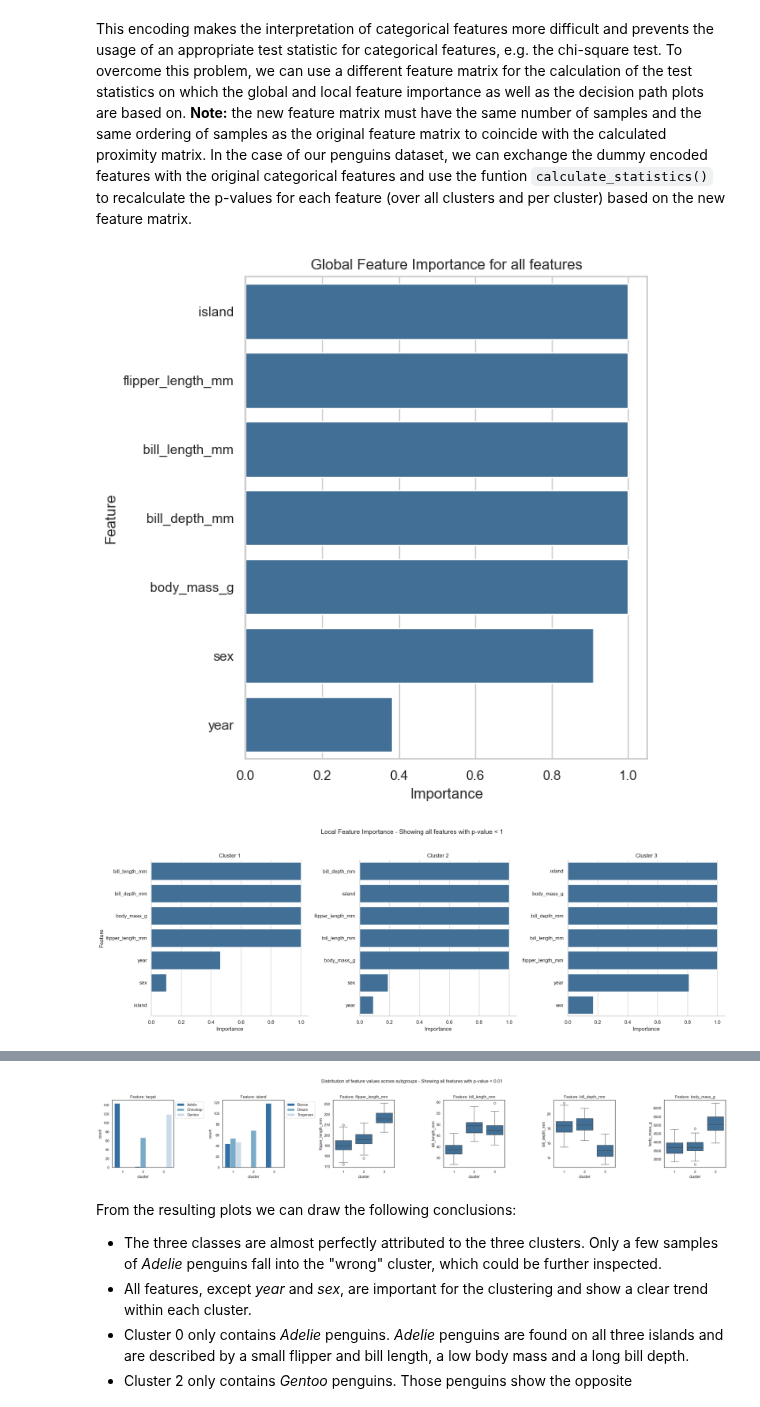
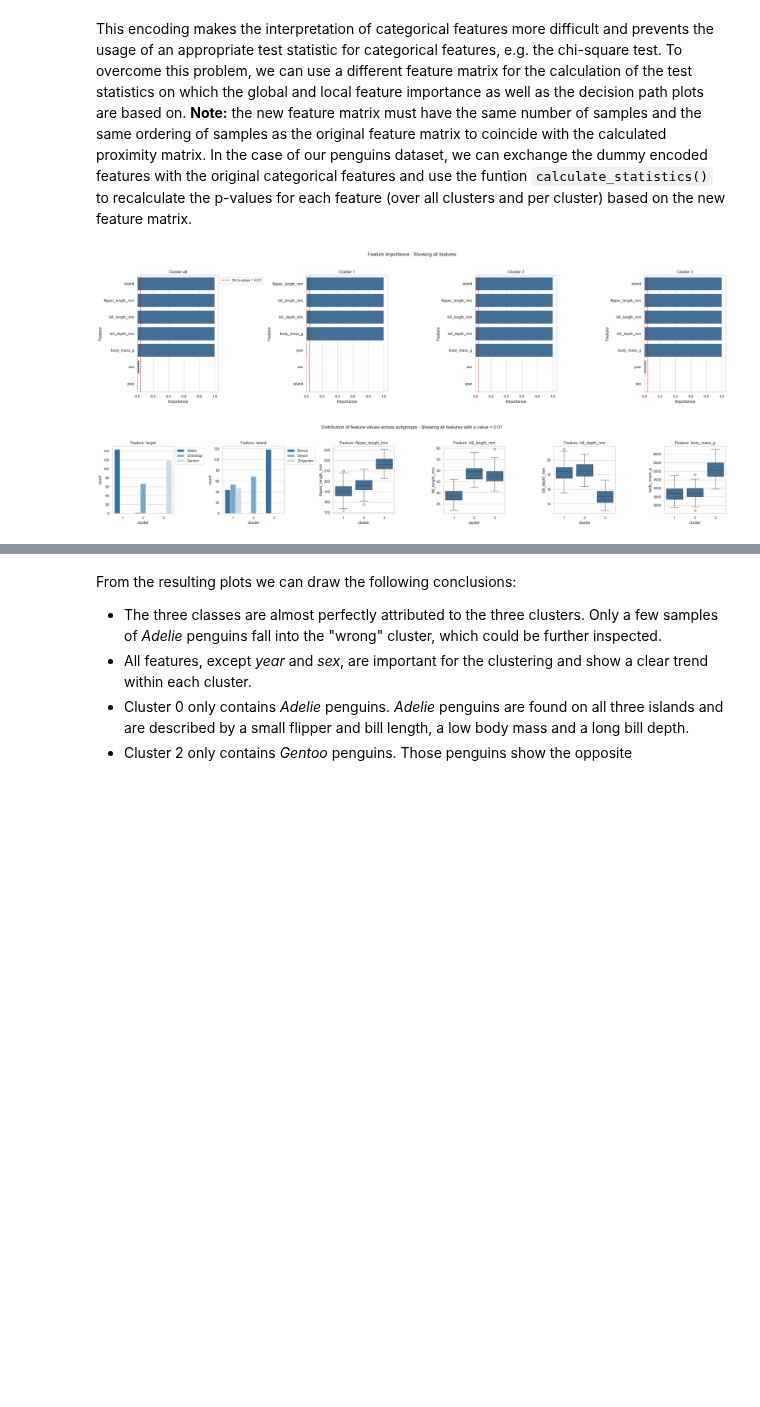
Before and after one commit to HelmholtzAI-Consultants-Munich/fg-clustering, a Jupyter notebook: tutorials/introduction_to_FGC_use_cases.ipynb, the cells around one changed output, grey strips where cells are left out. Saved outputs shown, nothing was run; the diff lists cells and outputs as text; code cells hidden in the pictures; blank space fills up the shorter version.

```diff
--- a/tutorials/introduction_to_FGC_use_cases.ipynb
+++ b/tutorials/introduction_to_FGC_use_cases.ipynb
@@ -234,14 +231,12 @@ data_penguins['sex'] = data_penguins['sex'].astype('category')
 
 fgc.calculate_statistics(data=data_penguins, target_column='species')
 # %%
-fgc.plot_global_feature_importance()
-fgc.plot_local_feature_importance()
+fgc.plot_feature_importance(thr_pvalue=0.01)
 fgc.plot_decision_paths(thr_pvalue=0.01) #only plot relevant features
 # %% [output]
-[figure, old version]
+[figure, new version]
-[figure, old version]
+[figure, new version]
 [figure]
-[figure, removed]
 # %% [markdown]
 From the resulting plots we can draw the following conclusions:
 
```
Also changed, not shown: parts of 8 cells of this notebook, 3 other files.
